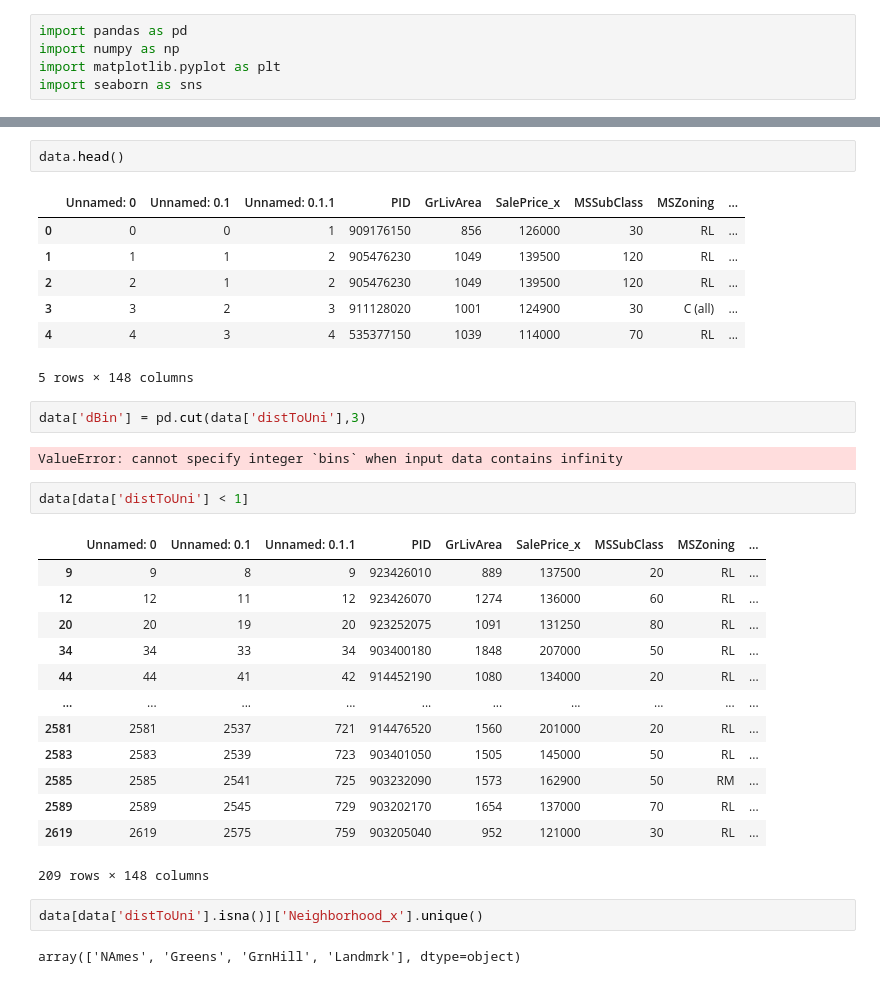
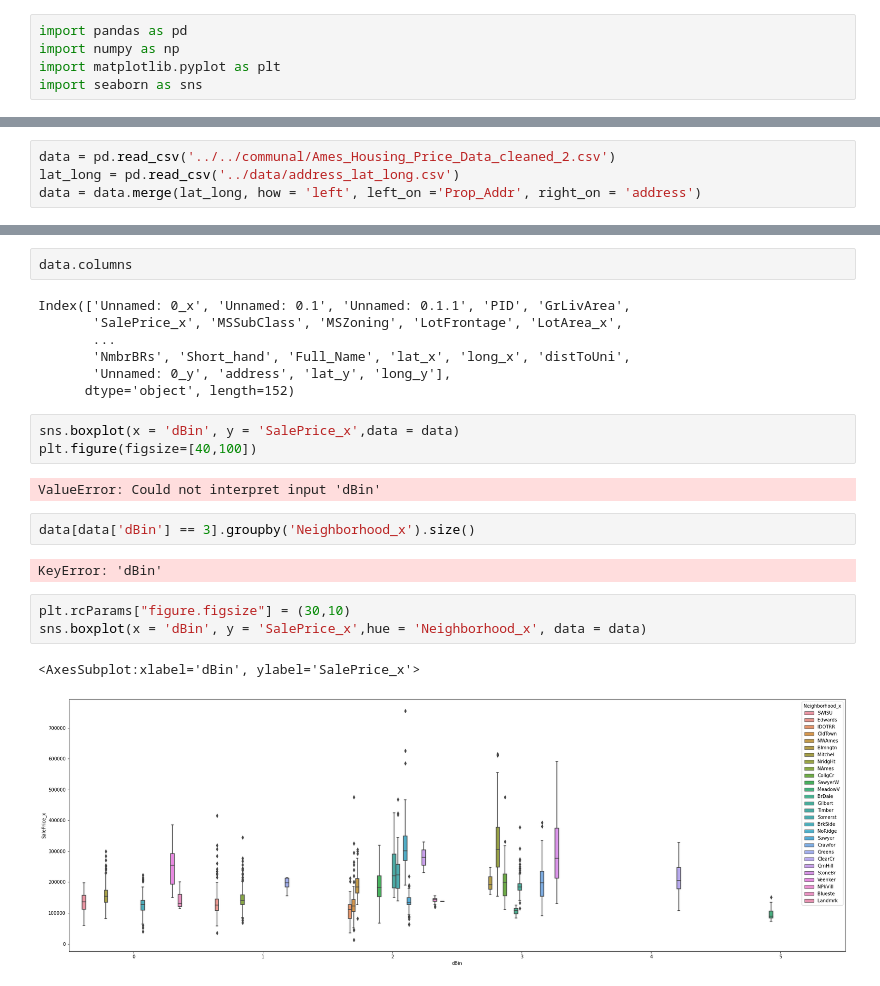
Before and after one commit to nickelworks/machine-learning-housing-project, a Jupyter notebook: charles/eda/Untitled.ipynb, the cells around one changed output, grey strips where cells are left out. Saved outputs shown, nothing was run; the diff lists cells and outputs as text.

Commit message:
Cleaned Data, added Tonys long/lat data for houses

```diff
--- a/charles/eda/Untitled.ipynb
+++ b/charles/eda/Untitled.ipynb
@@ -7,0 +6,4 @@ data = pd.read_csv('../../communal/Ames_Housing_Price_Data_cleaned_2.csv')
+# %%
+data = pd.read_csv('../../communal/Ames_Housing_Price_Data_cleaned_2.csv')
+lat_long = pd.read_csv('../data/address_lat_long.csv')
+data = data.merge(lat_long, how = 'left', left_on ='Prop_Addr', right_on = 'address')
@@ -8,34 +14,24 @@ data = pd.read_csv('../../communal/Ames_Housing_Price_Data_cleaned_2.csv')
 # %%
-data.head()
+data.columns
 # %% [output]
-|  | Unnamed: 0 | Unnamed: 0.1 | Unnamed: 0.1.1 | PID | GrLivArea | SalePrice_x | MSSubClass | MSZoning | ... |
-| 0 | 0 | 0 | 1 | 909176150 | 856 | 126000 | 30 | RL | ... |
-| 1 | 1 | 1 | 2 | 905476230 | 1049 | 139500 | 120 | RL | ... |
-| 2 | 2 | 1 | 2 | 905476230 | 1049 | 139500 | 120 | RL | ... |
-| 3 | 3 | 2 | 3 | 911128020 | 1001 | 124900 | 30 | C (all) | ... |
-| 4 | 4 | 3 | 4 | 535377150 | 1039 | 114000 | 70 | RL | ... |
-5 rows × 148 columns
+Index(['Unnamed: 0_x', 'Unnamed: 0.1', 'Unnamed: 0.1.1', 'PID', 'GrLivArea',
+       'SalePrice_x', 'MSSubClass', 'MSZoning', 'LotFrontage', 'LotArea_x',
+       ...
+       'NmbrBRs', 'Short_hand', 'Full_Name', 'lat_x', 'long_x', 'distToUni',
+       'Unnamed: 0_y', 'address', 'lat_y', 'long_y'],
+      dtype='object', length=152)
-# %%
-data['dBin'] = pd.cut(data['distToUni'],3)
-# %% [output]
-ValueError: cannot specify integer `bins` when input data contains infinity
-# %%
-data[data['distToUni'] < 1]
-# %% [output]
-|  | Unnamed: 0 | Unnamed: 0.1 | Unnamed: 0.1.1 | PID | GrLivArea | SalePrice_x | MSSubClass | MSZoning | ... |
-| 9 | 9 | 8 | 9 | 923426010 | 889 | 137500 | 20 | RL | ... |
-| 12 | 12 | 11 | 12 | 923426070 | 1274 | 136000 | 60 | RL | ... |
-| 20 | 20 | 19 | 20 | 923252075 | 1091 | 131250 | 80 | RL | ... |
-| 34 | 34 | 33 | 34 | 903400180 | 1848 | 207000 | 50 | RL | ... |
-| 44 | 44 | 41 | 42 | 914452190 | 1080 | 134000 | 20 | RL | ... |
-| ... | ... | ... | ... | ... | ... | ... | ... | ... | ... |
-| 2581 | 2581 | 2537 | 721 | 914476520 | 1560 | 201000 | 20 | RL | ... |
-| 2583 | 2583 | 2539 | 723 | 903401050 | 1505 | 145000 | 50 | RL | ... |
-| 2585 | 2585 | 2541 | 725 | 903232090 | 1573 | 162900 | 50 | RM | ... |
-| 2589 | 2589 | 2545 | 729 | 903202170 | 1654 | 137000 | 70 | RL | ... |
-| 2619 | 2619 | 2575 | 759 | 903205040 | 952 | 121000 | 30 | RL | ... |
-209 rows × 148 columns
+# %%
+sns.boxplot(x = 'dBin', y = 'SalePrice_x',data = data)
+plt.figure(figsize=[40,100])
+# %% [output]
+ValueError: Could not interpret input 'dBin'
 # %%
-data[data['distToUni'].isna()]['Neighborhood_x'].unique()
+data[data['dBin'] == 3].groupby('Neighborhood_x').size()
 # %% [output]
-array(['NAmes', 'Greens', 'GrnHill', 'Landmrk'], dtype=object)
+KeyError: 'dBin'
+# %%
+plt.rcParams["figure.figsize"] = (30,10)
+sns.boxplot(x = 'dBin', y = 'SalePrice_x',hue = 'Neighborhood_x', data = data)
+# %% [output]
+<AxesSubplot:xlabel='dBin', ylabel='SalePrice_x'>
+[figure, added]
```
Also changed, not shown: parts of 7 cells of this notebook, 7 other files.
